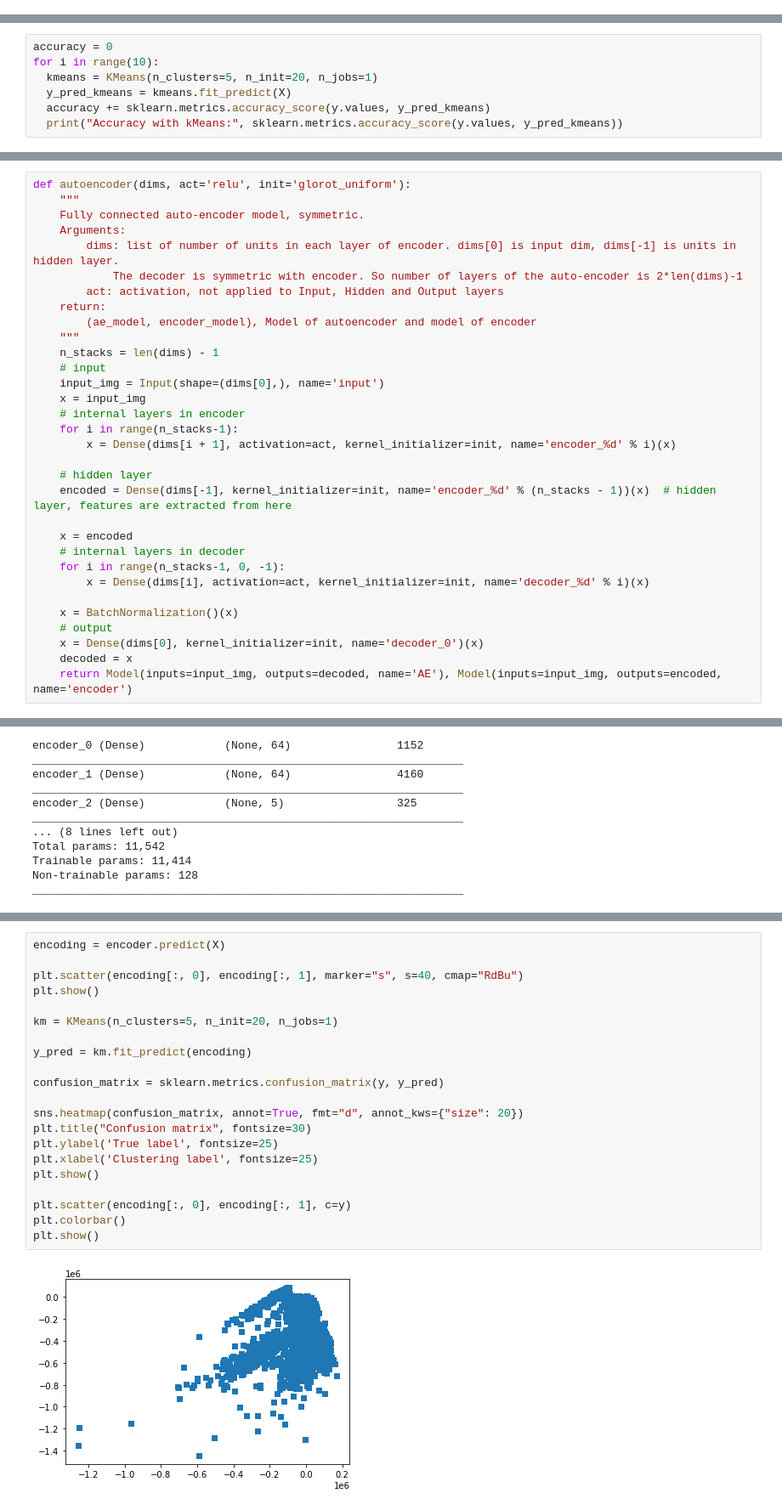
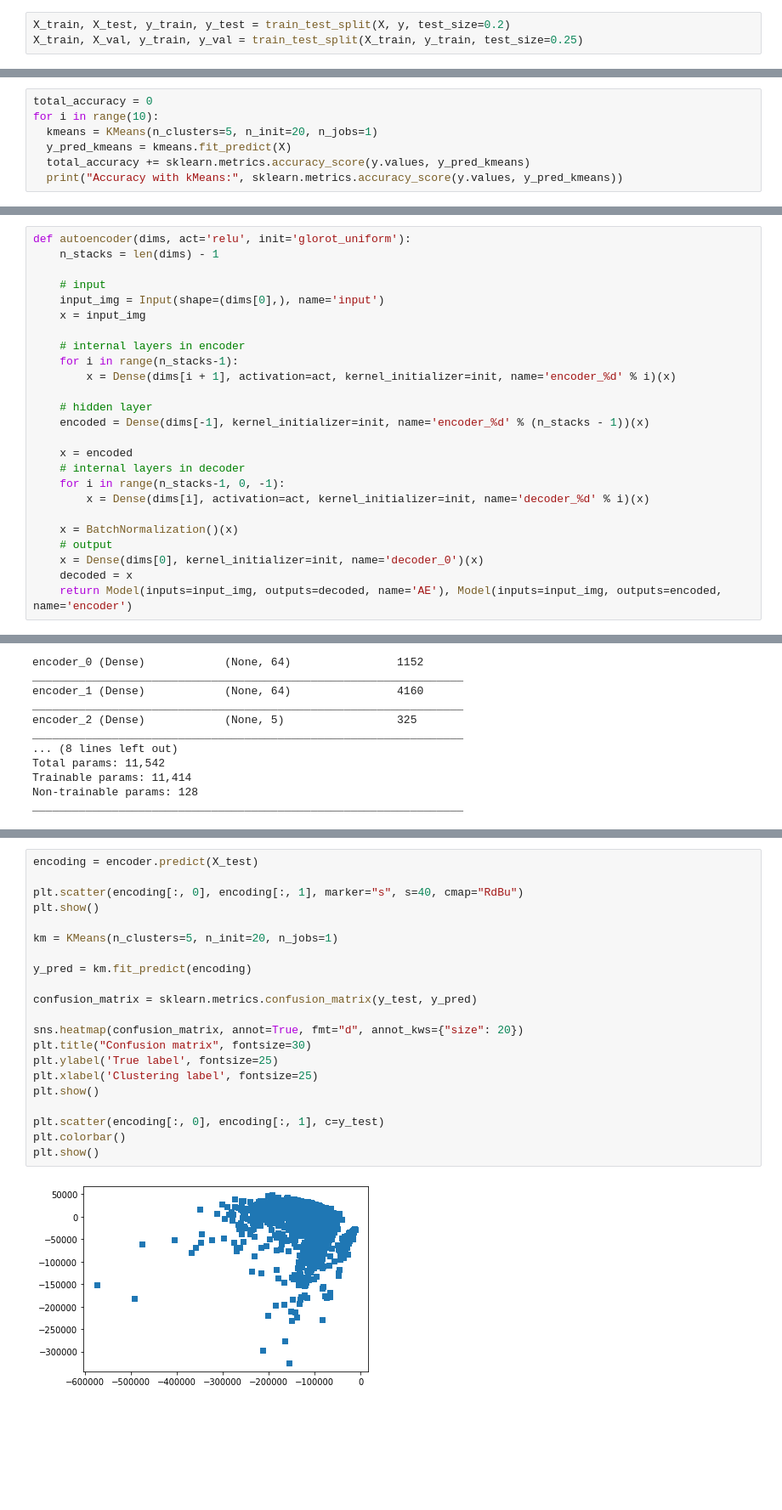
Before and after one commit to yordanovagabriela/neuralnetworks, a Jupyter notebook: House_Prices_Clusterization_Task.ipynb, the cells around one changed output, grey strips where cells are left out. Shown: that part at 85% size. Drawn from its saved outputs; the diff is of its cells as text; blank space fills up the shorter version.

```diff
--- a/House_Prices_Clusterization_Task.ipynb
+++ b/House_Prices_Clusterization_Task.ipynb
@@ -26,0 +79,3 @@ array([0, 3, 4, 2, 1])
+# %%
+X_train, X_test, y_train, y_test = train_test_split(X, y, test_size=0.2)
+X_train, X_val, y_train, y_val = train_test_split(X_train, y_train, test_size=0.25)
@@ -29,8 +94,8 @@ array([0, 3, 4, 2, 1])
 # %%
-accuracy = 0
+total_accuracy = 0
 for i in range(10):
   kmeans = KMeans(n_clusters=5, n_init=20, n_jobs=1)
   y_pred_kmeans = kmeans.fit_predict(X)
-  accuracy += sklearn.metrics.accuracy_score(y.values, y_pred_kmeans)
+  total_accuracy += sklearn.metrics.accuracy_score(y.values, y_pred_kmeans)
   print("Accuracy with kMeans:", sklearn.metrics.accuracy_score(y.values, y_pred_kmeans))
 # %% [output]
@@ -62,24 +127,17 @@ plt.show()
 # %%
 def autoencoder(dims, act='relu', init='glorot_uniform'):
-    """
-    Fully connected auto-encoder model, symmetric.
-    Arguments:
-        dims: list of number of units in each layer of encoder. dims[0] is input dim, dims[-1] is units in hidden layer.
-            The decoder is symmetric with encoder. So number of layers of the auto-encoder is 2*len(dims)-1
-        act: activation, not applied to Input, Hidden and Output layers
-    return:
-        (ae_model, encoder_model), Model of autoencoder and model of encoder
-    """
     n_stacks = len(dims) - 1
+
     # input
     input_img = Input(shape=(dims[0],), name='input')
     x = input_img
+
     # internal layers in encoder
     for i in range(n_stacks-1):
         x = Dense(dims[i + 1], activation=act, kernel_initializer=init, name='encoder_%d' % i)(x)
 
     # hidden layer
-    encoded = Dense(dims[-1], kernel_initializer=init, name='encoder_%d' % (n_stacks - 1))(x)  # hidden layer, features are extracted from here
+    encoded = Dense(dims[-1], kernel_initializer=init, name='encoder_%d' % (n_stacks - 1))(x)
 
     x = encoded
     # internal layers in decoder
@@ -153,23 +207,23 @@ Epoch 100/100
 # %%
-encoding = encoder.predict(X)
+encoding = encoder.predict(X_test)
 
 plt.scatter(encoding[:, 0], encoding[:, 1], marker="s", s=40, cmap="RdBu")
 plt.show()
 
 km = KMeans(n_clusters=5, n_init=20, n_jobs=1)
 
 y_pred = km.fit_predict(encoding)
 
-confusion_matrix = sklearn.metrics.confusion_matrix(y, y_pred)
+confusion_matrix = sklearn.metrics.confusion_matrix(y_test, y_pred)
 
 sns.heatmap(confusion_matrix, annot=True, fmt="d", annot_kws={"size": 20})
 plt.title("Confusion matrix", fontsize=30)
 plt.ylabel('True label', fontsize=25)
 plt.xlabel('Clustering label', fontsize=25)
 plt.show()
 
-plt.scatter(encoding[:, 0], encoding[:, 1], c=y)
+plt.scatter(encoding[:, 0], encoding[:, 1], c=y_test)
 plt.colorbar()
 plt.show()
 # %% [output]
-[figure, old version]
+[figure, new version]
```
Also changed, not shown: parts of 30 cells of this notebook.
